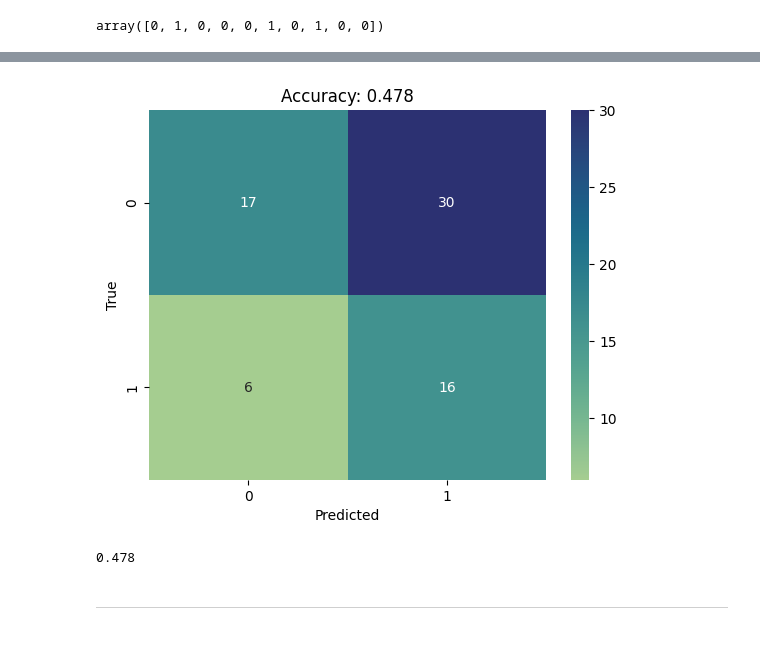
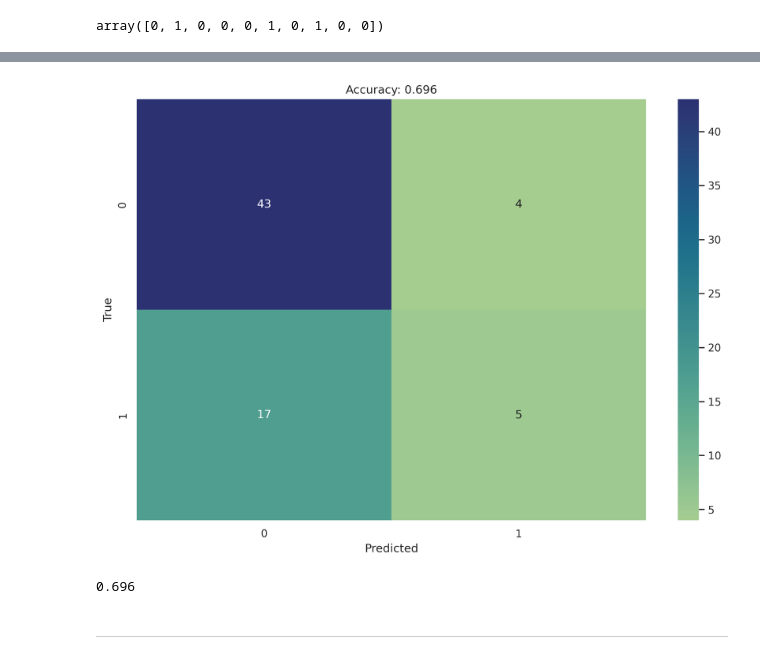
Before and after one commit to akira-nair/multiomic-model-tcga, a Jupyter notebook: models/MAVI/complete_modality.ipynb, the cells around one changed output, grey strips where cells are left out. Cells and saved outputs as stored; diff of their text form; code cells hidden in the pictures.

```diff
--- a/models/MAVI/complete_modality.ipynb
+++ b/models/MAVI/complete_modality.ipynb
@@ -91,4 +111,5 @@ array([1, 1, 0, 0, 0, 1, 0, 1, 0, 0])
 # %%
 model, _ = um.create_model_image(X_train, y_train, image_shape=(130, 100, 3), \
-                                 n_hidden = 1, lr = 0.5, optimizer= 'adam', n_epochs = 10, batch_size = 40)
+                                 n_hidden = 1, lr = 0.01, optimizer= 'adam', n_epochs = 20, batch_size = None,\
+                                 balance_class=True)
 # %% [output]
@@ -143,3 +163,6 @@ Test loss: 0.6968584656715393 / Test accuracy: 0.34961438179016113
 # %%
+sns.set()
+sns.set(rc={'figure.figsize':(12,8), 'figure.dpi': 300})
+sns.set_theme(style='white')
 um.plot_confusion(model, X_test, y_test)
 # %% [output]
@@ -148,5 +171,5 @@ Test loss: 0.694607138633728 / Test accuracy: 0.47826087474823
-[figure, old version]
+[figure, new version]
-0.478
+0.696
 # %%
 from tensorflow.keras.utils import to_categorical
 # %%
```
Also changed, not shown: parts of 15 cells of this notebook, 4 other files.
